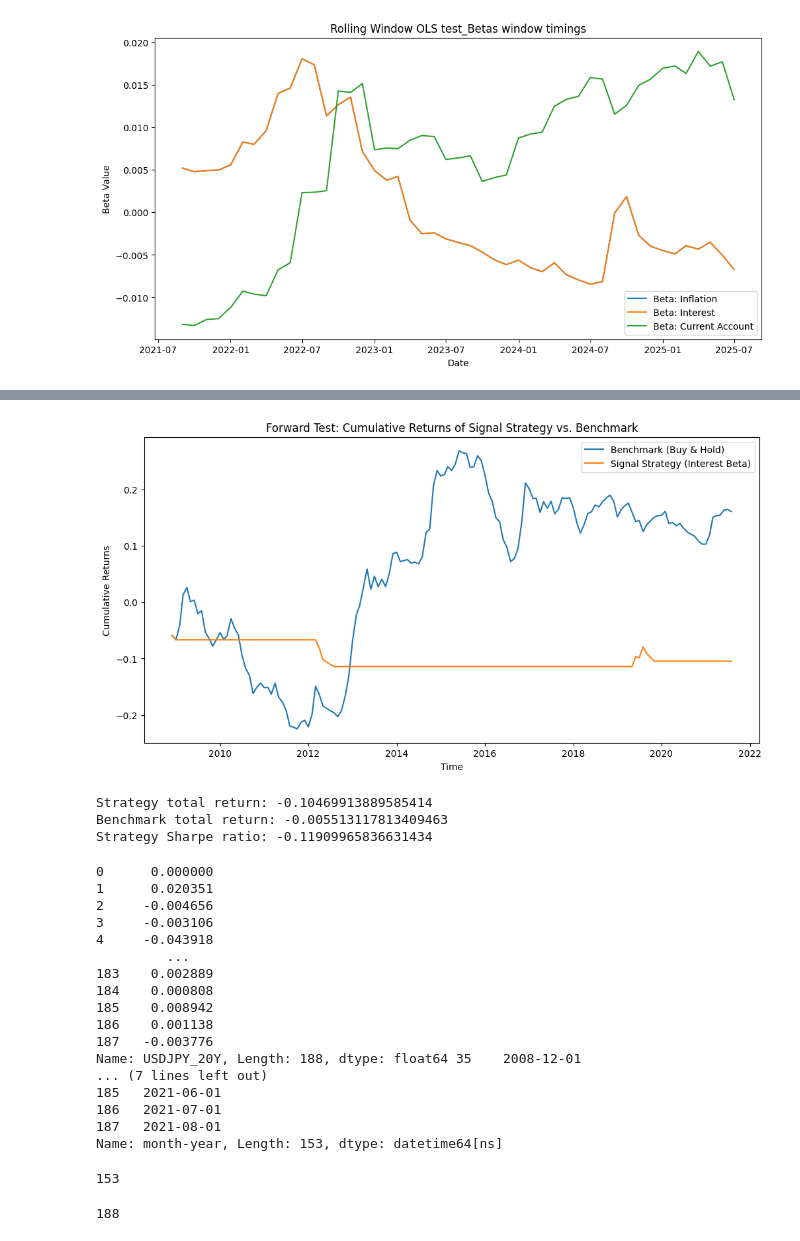
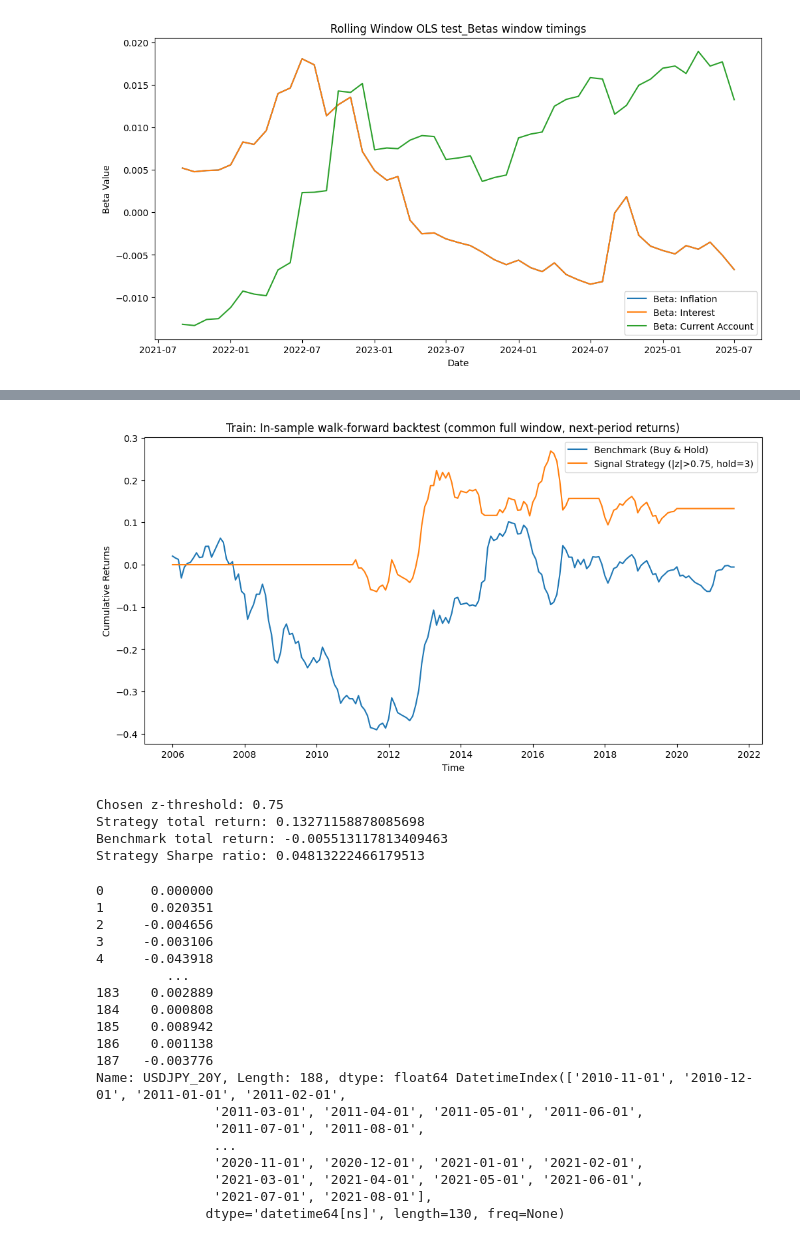
Before and after one commit to Adnan-Anwar-Data-enthusiast/Currency-speculation, a Jupyter notebook: 3. Modelling.ipynb, the cells around one changed output, grey strips where cells are left out. Drawn from its saved outputs; the diff is of its cells as text; code cells hidden in the pictures.

Commit message:
improve forward test methods

```diff
--- a/3. Modelling.ipynb
+++ b/3. Modelling.ipynb
@@ -472,33 +519,49 @@ plt.show()
 # %%
-#Forward testing our strategy using trading signals from rolling interest differential betas on the training set
-# Forward testing strategy using trading signals from rolling interest beta on test set returns
+# Forward testing with a common full window starting at the first available return
+# ...existing code...
 
-# 1. Use signals generated from rolling interest beta (signals = np.where(betas[:, 2] > long_threshold, ...))
-N = len(signals)
-Y_train_USDJPY_forward = Y_train_USDJPY_pct[-N:]  # Align signals to test set length
+# 1) Build full-window series (start at first train return)
+full_dates = pd.to_datetime(train_set_swaps['month-year'].values)
+ret_full = pd.Series(Y_train_USDJPY_pct.values, index=full_dates)
 
-# 2. Calculate strategy returns
-strategy_returns = signals * Y_train_USDJPY_forward
-#dates
-Y_train_USDJPY_forward_dates = train_set_swaps['month-year']
-Y_train_USDJPY_forward_dates = Y_train_USDJPY_forward_dates[-N:]
-# 3. Plot cumulative returns
+# Use next-period return for no look-ahead
+ret_fwd_full = ret_full.shift(-1)             # t -> t+1
+ret_fwd_full = ret_fwd_full.fillna(0.0)       # last step has no next period
+
+# 2) Put signals on the same full window; neutral (0) before/after they exist
+sig_series = pd.Series(signals, index=pd.to_datetime(train_dates))  # from signal gen cell
+sig_full = sig_series.reindex(full_dates).fillna(0).astype(int)
+
+# 3) Strategy and benchmark on the same dates
+strategy_returns_full = sig_full.values * ret_fwd_full.values
+benchmark_returns_full = ret_fwd_full.values
+
+# 4) Plot cumulative returns on the same window
 plt.figure(figsize=(12, 6))
-plt.plot(Y_train_USDJPY_forward_dates, np.cumsum(Y_train_USDJPY_forward), label='Benchmark (Buy & Hold)')
-plt.plot(Y_train_USDJPY_forward_dates, np.cumsum(strategy_returns), label='Signal Strategy (Interest Beta)')
-plt.title('Forward Test: Cumulative Returns of Signal Strategy vs. Benchmark')
+plt.plot(full_dates, np.cumsum(benchmark_returns_full), label='Benchmark (Buy & Hold)')
+plt.plot(full_dates, np.cumsum(strategy_returns_full),
+         label=f'Signal Strategy (|z|>{best_z:.2f}, hold={min_hold})')
+plt.title('Train: In-sample walk-forward backtest (common full window, next-period returns)')
 plt.xlabel('Time')
 plt.ylabel('Cumulative Returns')
 plt.legend()
 plt.show()
 
-# 4. Print summary statistics
-print("Strategy total return:", np.sum(strategy_returns))
-print("Benchmark total return:", np.sum(Y_train_USDJPY_pct))
-print("Strategy Sharpe ratio:", np.mean(strategy_returns) / np.std(strategy_returns))
+# 5) Summary stats on the full window
+eps = 1e-12
+print("Chosen z-threshold:", float(best_z))
+print("Strategy total return:", float(np.sum(strategy_returns_full)))
+print("Benchmark total return:", float(np.sum(benchmark_returns_full)))
+print("Strategy Sharpe ratio:", float(np.mean(strategy_returns_full) / (np.std(strategy_returns_full) + eps)))
+
+# Optional: if you prefer compounding rather than summing, replace np.cumsum with:
+# cum_bench = np.cumprod(1 + benchmark_returns_full) - 1
+# cum_strat = np.cumprod(1 + strategy_returns_full) - 1
+# ...existing code...
 # %% [output]
-[figure, old version]
+[figure, new version]
-Strategy total return: -0.10469913889585414
+Chosen z-threshold: 0.75
+Strategy total return: 0.13271158878085698
 Benchmark total return: -0.005513117813409463
-Strategy Sharpe ratio: -0.11909965836631434
+Strategy Sharpe ratio: 0.04813222466179513
 # %%
@@ -517,17 +580,11 @@ print(Y_train_USDJPY_pct,  Y_train_USDJPY_forward_dates)
 185    0.008942
 186    0.001138
 187   -0.003776
-Name: USDJPY_20Y, Length: 188, dtype: float64 35    2008-12-01
-... (7 lines left out)
-185   2021-06-01
-186   2021-07-01
-187   2021-08-01
-Name: month-year, Length: 153, dtype: datetime64[ns]
+Name: USDJPY_20Y, Length: 188, dtype: float64 DatetimeIndex(['2010-11-01', '2010-12-01', '2011-01-01', '2011-02-01',
+               '2011-03-01', '2011-04-01', '2011-05-01', '2011-06-01',
+               '2011-07-01', '2011-08-01',
+               ...
+               '2020-11-01', '2020-12-01', '2021-01-01', '2021-02-01',
+               '2021-03-01', '2021-04-01', '2021-05-01', '2021-06-01',
+               '2021-07-01', '2021-08-01'],
+              dtype='datetime64[ns]', length=130, freq=None)
-# %%
-len(train_signals)
-# %% [output]
-153
-# %%
-len(Y_train_USDJPY_pct)
-# %% [output]
-188
```
Also changed, not shown: parts of 10 cells of this notebook.
